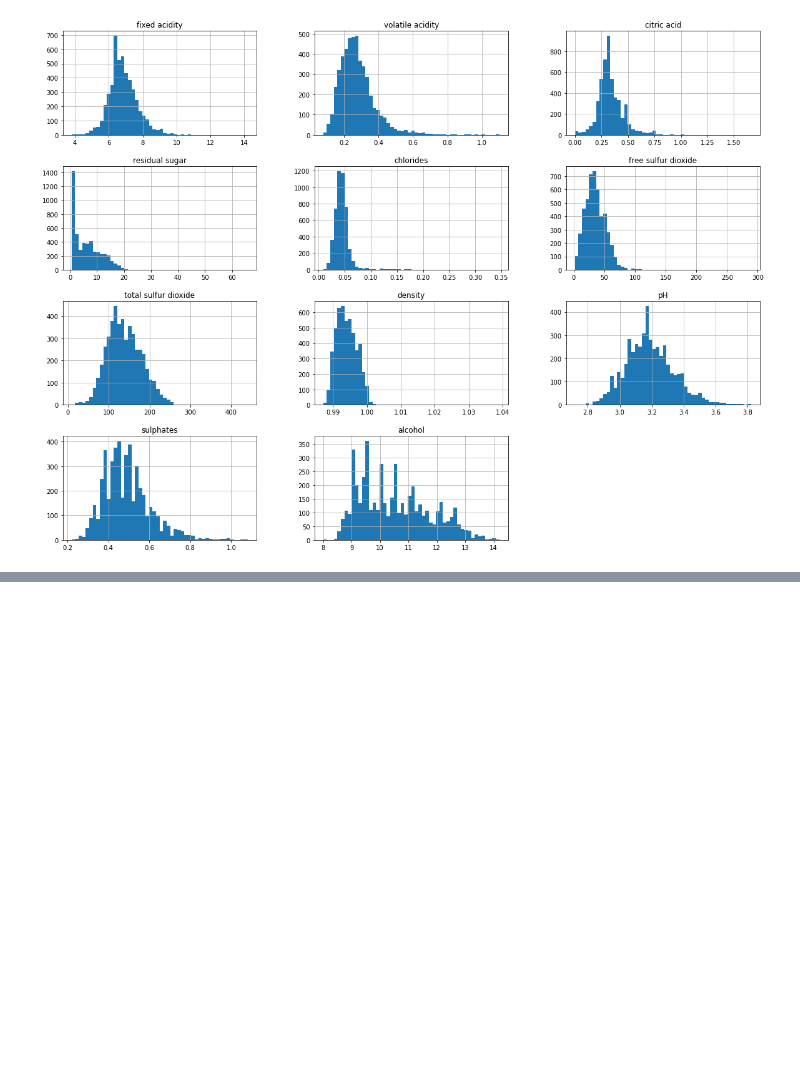
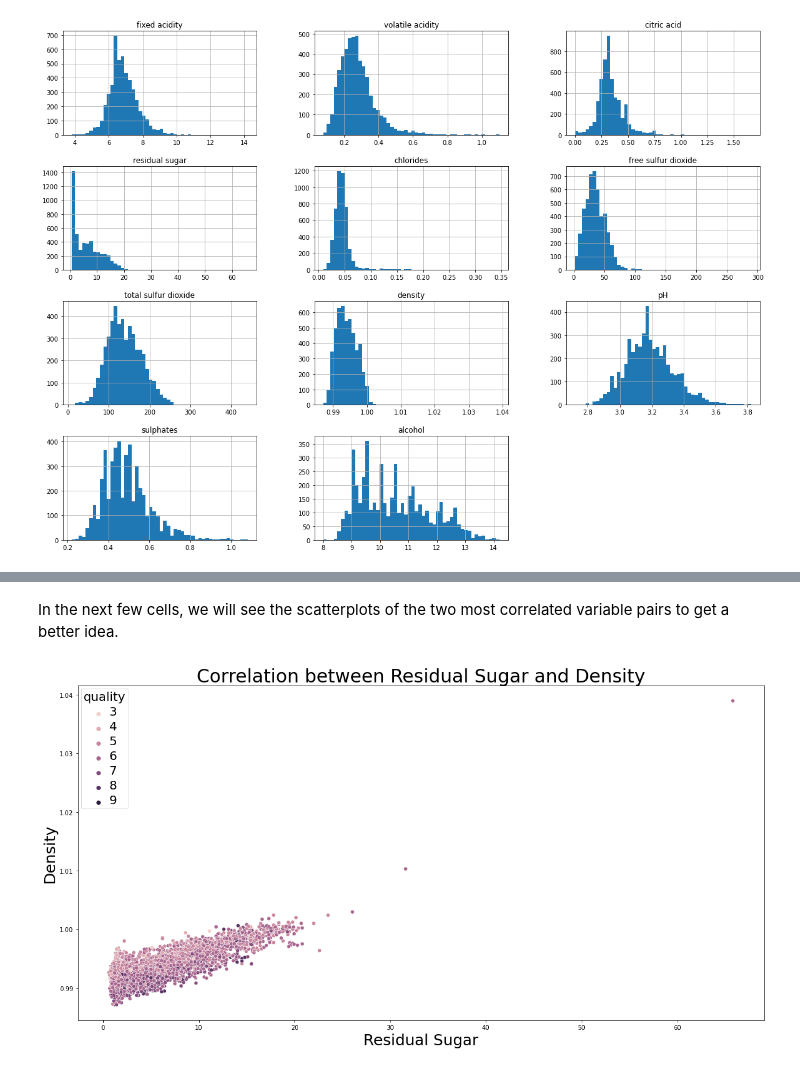
Before and after one commit to shaarick/F21DL, a Jupyter notebook: CW Wine Quality.ipynb, the cells around one changed output, grey strips where cells are left out. Cells and saved outputs as stored; diff of their text form; code cells hidden in the pictures; blank space fills up the shorter version.

```diff
--- a/CW Wine Quality.ipynb
+++ b/CW Wine Quality.ipynb
@@ -222,0 +174,13 @@ plt.show()
+# %% [markdown]
+In the next few cells, we will see the scatterplots of the two most correlated variable pairs to get a better idea.
+# %%
+plt.figure(figsize=(20,10))
+fig = sns.scatterplot(x="residual sugar", y="density", data=df, hue="quality")
+fig.set_title("Correlation between Residual Sugar and Density", fontsize=30)
+fig.set_xlabel("Residual Sugar",fontsize=25)
+fig.set_ylabel("Density", fontsize=25)
+plt.setp(fig.get_legend().get_title(), fontsize="20")
+plt.setp(fig.get_legend().get_texts(), fontsize="20")
+plt.show()
+# %% [output]
+[figure, added]
```
Also changed, not shown: parts of 16 cells of this notebook.
